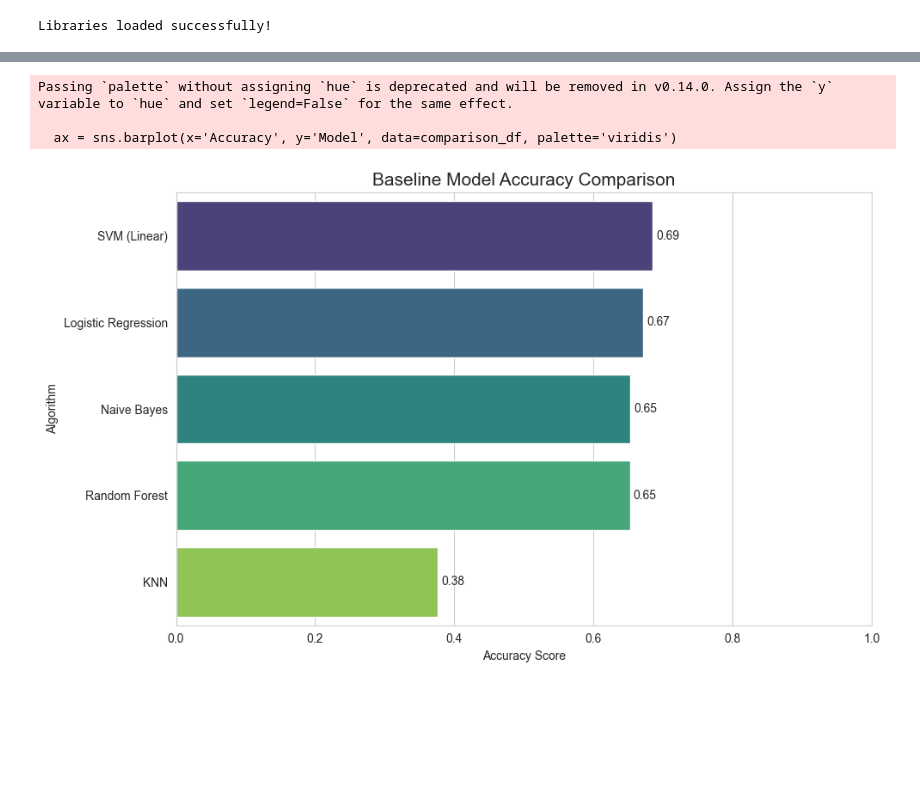
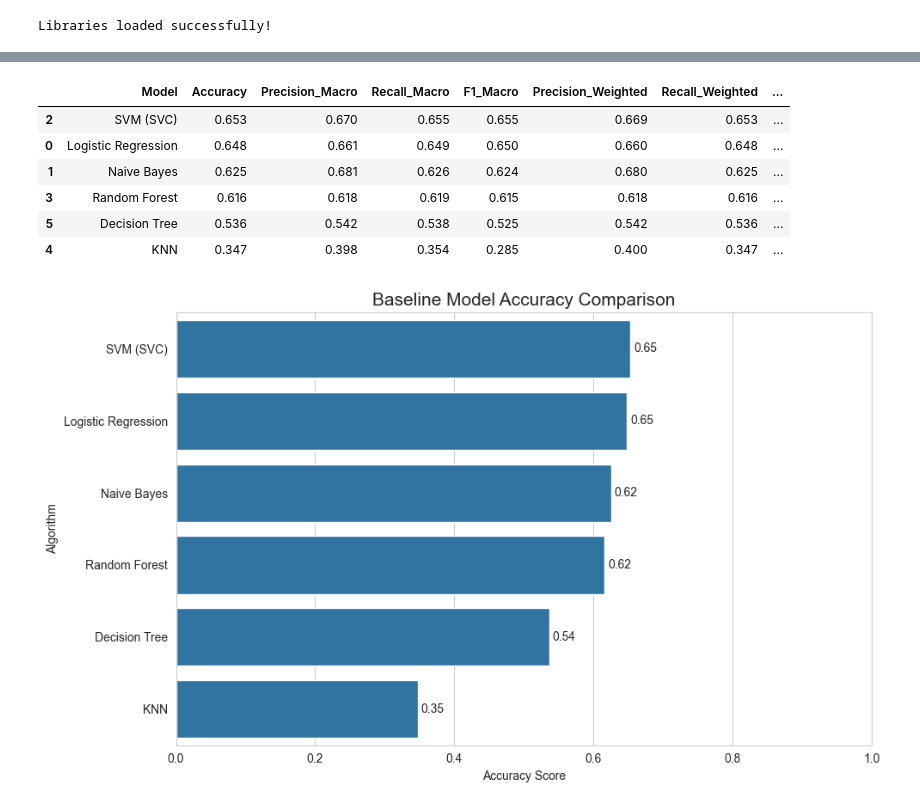
Before and after one commit to ChamodiHansani/MindShield, a Jupyter notebook: Baseline_Training.ipynb, the cells around one changed output, grey strips where cells are left out. Cells and saved outputs as stored; diff of their text form; code cells hidden in the pictures; blank space fills up the shorter version.

Commit message:
Add baseline training scripts and notebooks

```diff
--- a/Baseline_Training.ipynb
+++ b/Baseline_Training.ipynb
@@ -159,26 +214,57 @@ weighted avg       0.68      0.67      0.67      1000
 # %%
-import matplotlib.pyplot as plt
-import seaborn as sns
+results = []
 
-# Set the style
-plt.figure(figsize=(10, 6))
-sns.set_style("whitegrid")
+for name, model in models.items():
+    model.fit(X_train_vec, y_train)
+    y_pred = model.predict(X_test_vec)
 
-# Create the bar plot
-ax = sns.barplot(x='Accuracy', y='Model', data=comparison_df, palette='viridis')
+    rep = classification_report(
+        y_test, y_pred,
+        target_names=class_names,
+        output_dict=True,
+        zero_division=0
+    )
 
-# Add labels to the bars
-for i in ax.containers:
-    ax.bar_label(i, fmt='%.2f', padding=3)
+    results.append({
+        "Model": name,
+        "Accuracy": accuracy_score(y_test, y_pred),
+        "Precision_Macro": rep["macro avg"]["precision"],
+        "Recall_Macro": rep["macro avg"]["recall"],
+        "F1_Macro": rep["macro avg"]["f1-score"],
+        "Precision_Weighted": rep["weighted avg"]["precision"],
+        "Recall_Weighted": rep["weighted avg"]["recall"],
+        "F1_Weighted": rep["weighted avg"]["f1-score"],
+    })
 
-plt.title('Baseline Model Accuracy Comparison', fontsize=15)
-plt.xlim(0, 1.0) # Accuracy is between 0 and 1
-plt.xlabel('Accuracy Score')
-plt.ylabel('Algorithm')
-plt.tight_layout()
-plt.show()
+comparison_df = pd.DataFrame(results).sort_values("F1_Macro", ascending=False)
+
+# show nicely rounded
+comparison_df.round(3)
 # %% [output]
-Passing `palette` without assigning `hue` is deprecated and will be removed in v0.14.0. Assign the `y` variable to `hue` and set `legend=False` for the same effect.
-
-  ax = sns.barplot(x='Accuracy', y='Model', data=comparison_df, palette='viridis')
-[figure, removed]
+|  | Model | Accuracy | Precision_Macro | Recall_Macro | F1_Macro | Precision_Weighted | Recall_Weighted | ... |
+| 2 | SVM (SVC) | 0.653 | 0.670 | 0.655 | 0.655 | 0.669 | 0.653 | ... |
+| 0 | Logistic Regression | 0.648 | 0.661 | 0.649 | 0.650 | 0.660 | 0.648 | ... |
+| 1 | Naive Bayes | 0.625 | 0.681 | 0.626 | 0.624 | 0.680 | 0.625 | ... |
+| 3 | Random Forest | 0.616 | 0.618 | 0.619 | 0.615 | 0.618 | 0.616 | ... |
+| 5 | Decision Tree | 0.536 | 0.542 | 0.538 | 0.525 | 0.542 | 0.536 | ... |
+| 4 | KNN | 0.347 | 0.398 | 0.354 | 0.285 | 0.400 | 0.347 | ... |
+# %%
+import matplotlib.pyplot as plt
+import seaborn as sns
+
+plt.figure(figsize=(10, 6))
+sns.set_style("whitegrid")
+
+ax = sns.barplot(x='Accuracy', y='Model', data=comparison_df)
+
+for i in ax.containers:
+    ax.bar_label(i, fmt='%.2f', padding=3)
+
+plt.title('Baseline Model Accuracy Comparison', fontsize=15)
+plt.xlim(0, 1.0)
+plt.xlabel('Accuracy Score')
+plt.ylabel('Algorithm')
+plt.tight_layout()
+plt.show()
+# %% [output]
+[figure, added]
```
Also changed, not shown: parts of 6 cells of this notebook, 25 other files.
